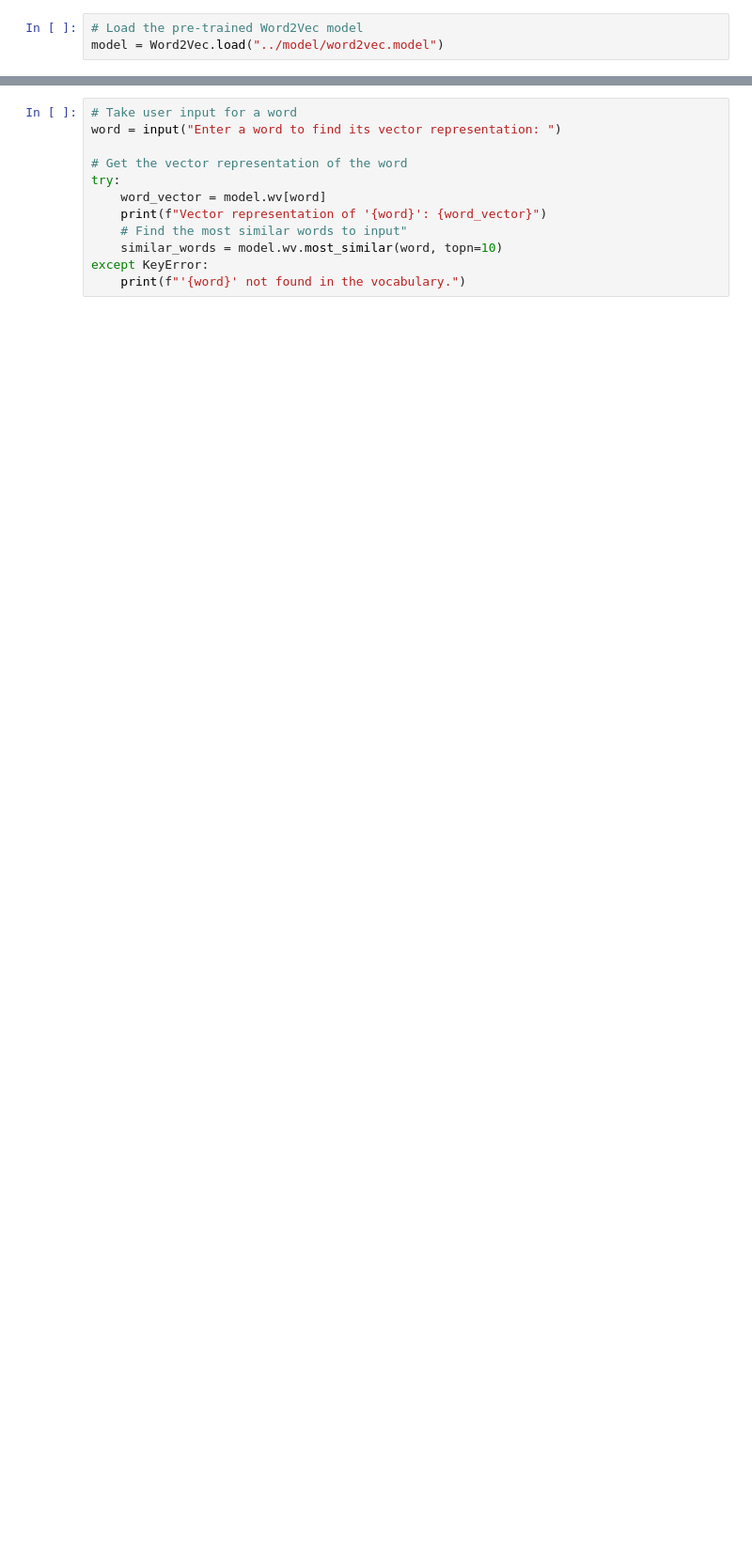
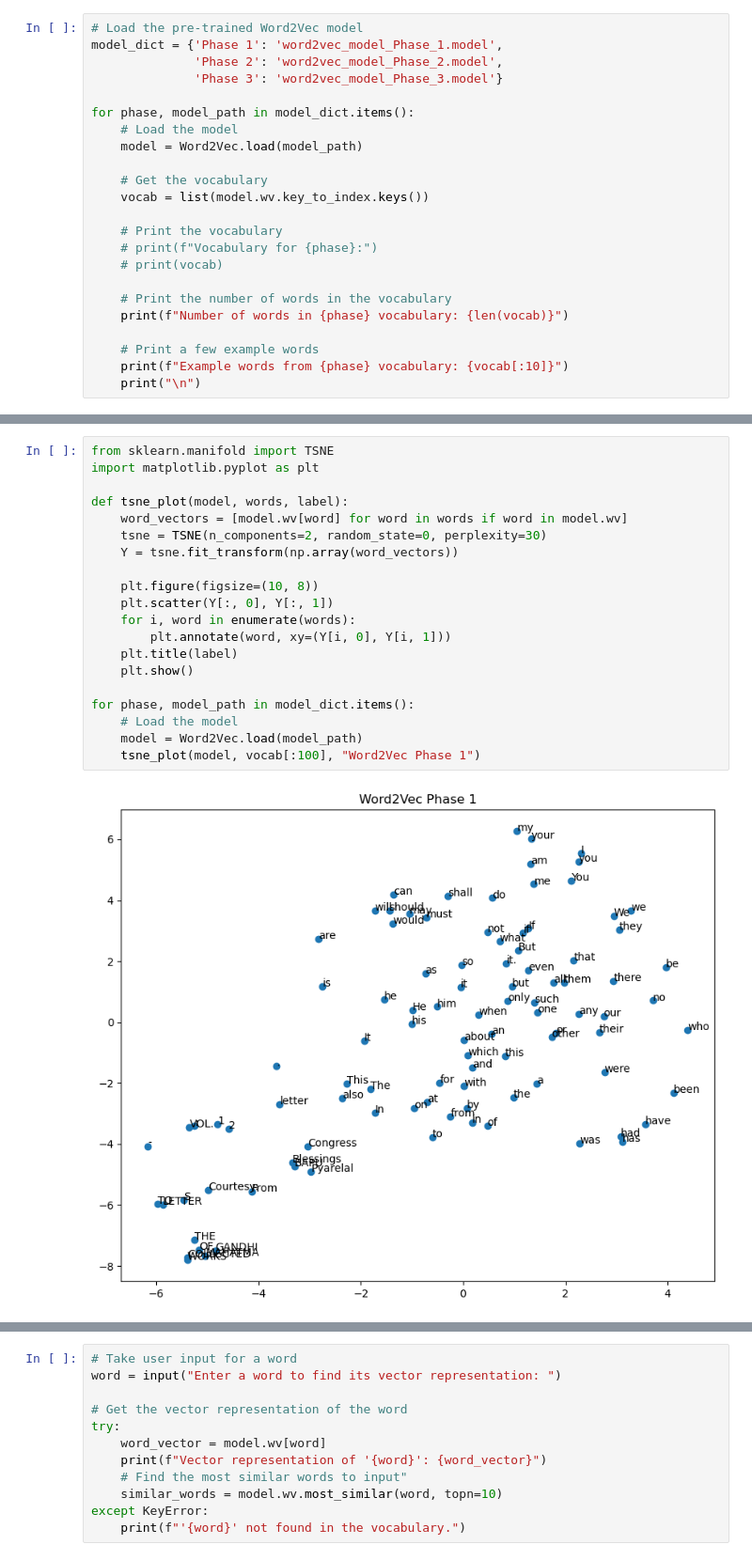
Before and after one commit to dushyant-goel/NLPGandhi, a Jupyter notebook: notebook/predictions.ipynb, the cells around one changed output, grey strips where cells are left out. Shown at 94% size. Saved outputs shown, nothing was run; the diff lists cells and outputs as text; blank space fills up the shorter version.

Commit message:
Added phases of life

```diff
--- a/notebook/predictions.ipynb
+++ b/notebook/predictions.ipynb
@@ -3,3 +4,23 @@ from gensim.models import Word2Vec
 # %%
 # Load the pre-trained Word2Vec model
-model = Word2Vec.load("../model/word2vec.model")
+model_dict = {'Phase 1': 'word2vec_model_Phase_1.model',
+              'Phase 2': 'word2vec_model_Phase_2.model',
+              'Phase 3': 'word2vec_model_Phase_3.model'}
+
+for phase, model_path in model_dict.items():
+    # Load the model
+    model = Word2Vec.load(model_path)
+
+    # Get the vocabulary
+    vocab = list(model.wv.key_to_index.keys())
+
+    # Print the vocabulary
+    # print(f"Vocabulary for {phase}:")
+    # print(vocab)
+
+    # Print the number of words in the vocabulary
+    print(f"Number of words in {phase} vocabulary: {len(vocab)}")
+
+    # Print a few example words
+    print(f"Example words from {phase} vocabulary: {vocab[:10]}")
+    print("\n")
@@ -5,0 +38,22 @@ model = Word2Vec.load("../model/word2vec.model")
+# %%
+from sklearn.manifold import TSNE
+import matplotlib.pyplot as plt
+
+def tsne_plot(model, words, label):
+    word_vectors = [model.wv[word] for word in words if word in model.wv]
+    tsne = TSNE(n_components=2, random_state=0, perplexity=30)
+    Y = tsne.fit_transform(np.array(word_vectors))
+
+    plt.figure(figsize=(10, 8))
+    plt.scatter(Y[:, 0], Y[:, 1])
+    for i, word in enumerate(words):
+        plt.annotate(word, xy=(Y[i, 0], Y[i, 1]))
+    plt.title(label)
+    plt.show()
+
+for phase, model_path in model_dict.items():
+    # Load the model
+    model = Word2Vec.load(model_path)
+    tsne_plot(model, vocab[:100], "Word2Vec Phase 1")
+# %% [output]
+[figure, added]
```
Also changed, not shown: parts of 5 cells of this notebook, 10 other files.
